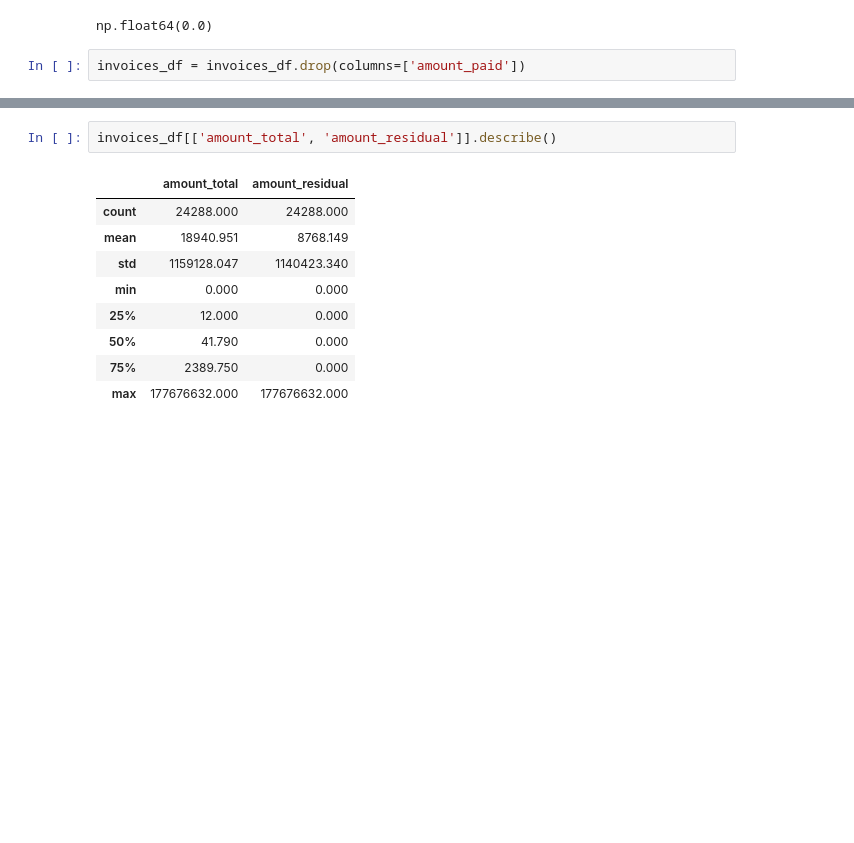
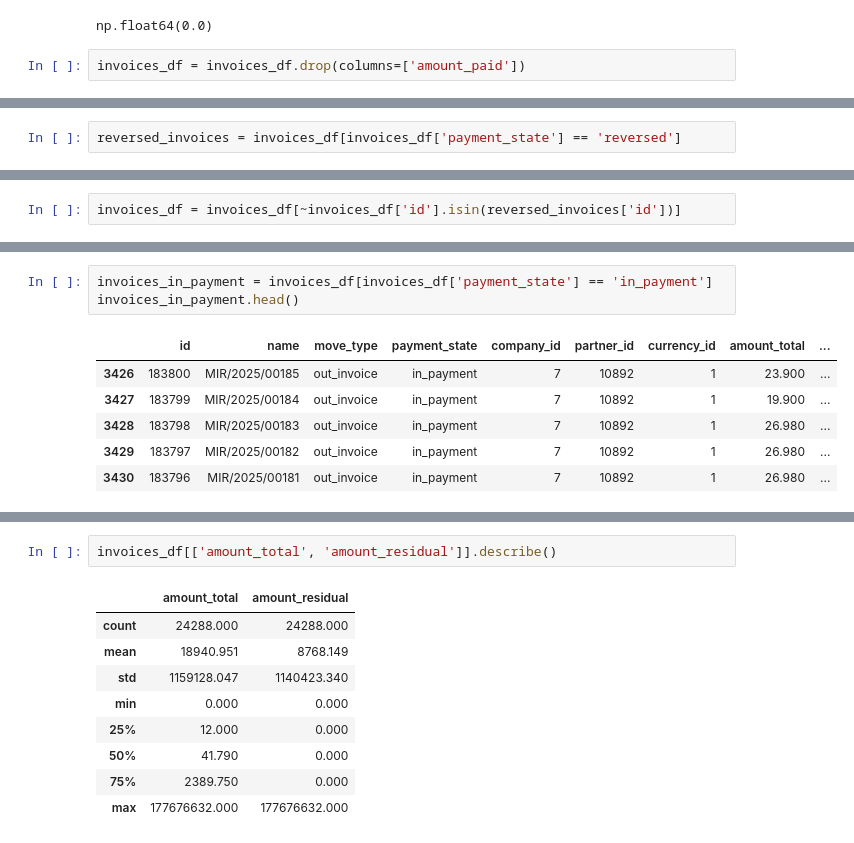
Before and after one commit to isma-fernandez/ai-agent-invoice-payment-prediction-b2b, a Jupyter notebook: exploratory.ipynb, the cells around one changed output, grey strips where cells are left out. Cells and saved outputs as stored; diff of their text form; blank space fills up the shorter version.

```diff
--- a/exploratory.ipynb
+++ b/exploratory.ipynb
@@ -323,0 +466,2 @@ invoices_df = invoices_df.drop(columns=['amount_paid'])
+# %%
+reversed_invoices = invoices_df[invoices_df['payment_state'] == 'reversed']
@@ -323,0 +490,2 @@ invoices_df = invoices_df.drop(columns=['amount_paid'])
+# %%
+invoices_df = invoices_df[~invoices_df['id'].isin(reversed_invoices['id'])]
@@ -323,0 +505,10 @@ invoices_df = invoices_df.drop(columns=['amount_paid'])
+# %%
+invoices_in_payment = invoices_df[invoices_df['payment_state'] == 'in_payment']
+invoices_in_payment.head()
+# %% [output]
+|  | id | name | move_type | payment_state | company_id | partner_id | currency_id | amount_total | ... |
+| 3426 | 183800 | MIR/2025/00185 | out_invoice | in_payment | 7 | 10892 | 1 | 23.900 | ... |
+| 3427 | 183799 | MIR/2025/00184 | out_invoice | in_payment | 7 | 10892 | 1 | 19.900 | ... |
+| 3428 | 183798 | MIR/2025/00183 | out_invoice | in_payment | 7 | 10892 | 1 | 26.980 | ... |
+| 3429 | 183797 | MIR/2025/00182 | out_invoice | in_payment | 7 | 10892 | 1 | 26.980 | ... |
+| 3430 | 183796 | MIR/2025/00181 | out_invoice | in_payment | 7 | 10892 | 1 | 26.980 | ... |
```
Also changed, not shown: parts of 53 cells of this notebook, 2 other files.
